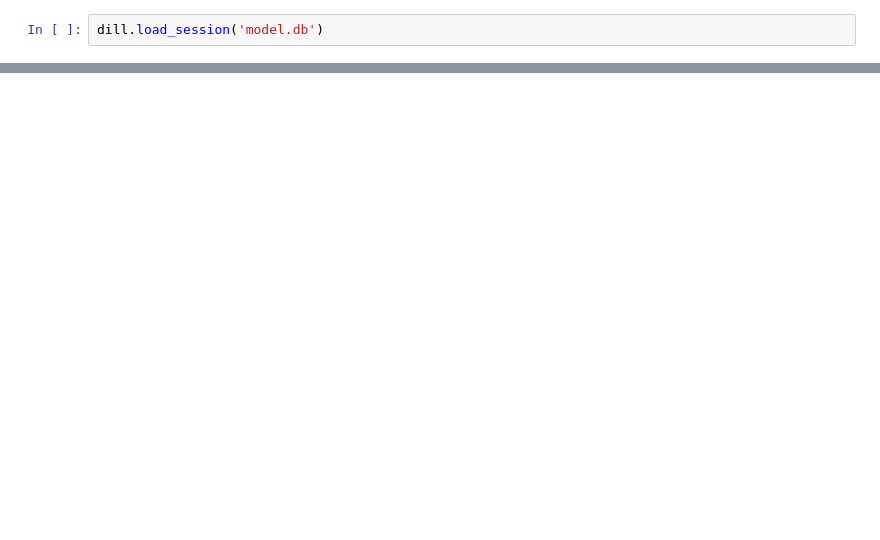
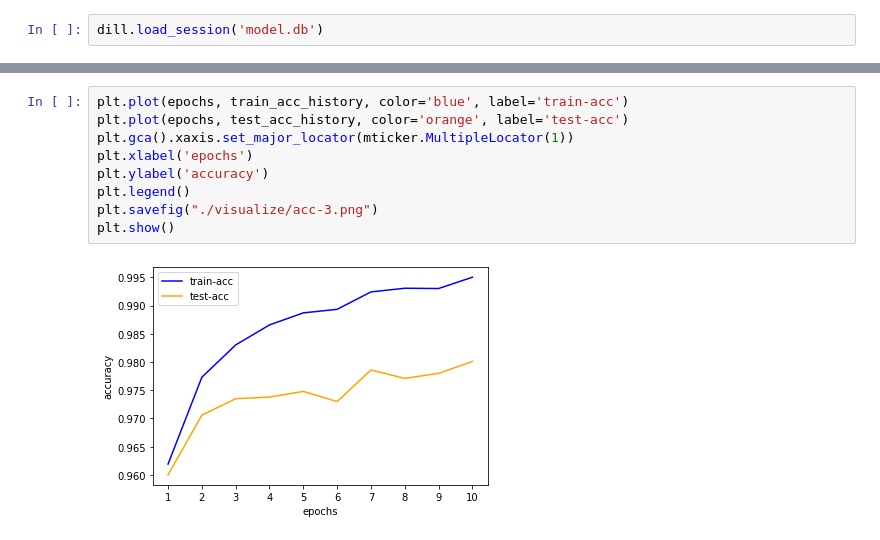
Before and after one commit to dangnm9699/handwritten-digit-recognition, a Jupyter notebook: visualize.ipynb, the cells around one changed output, grey strips where cells are left out. Drawn from its saved outputs; the diff is of its cells as text; blank space fills up the shorter version.

```diff
--- a/visualize.ipynb
+++ b/visualize.ipynb
@@ -25,0 +29,11 @@ plt.show()
+# %%
+plt.plot(epochs, train_acc_history, color='blue', label='train-acc')
+plt.plot(epochs, test_acc_history, color='orange', label='test-acc')
+plt.gca().xaxis.set_major_locator(mticker.MultipleLocator(1))
+plt.xlabel('epochs')
+plt.ylabel('accuracy')
+plt.legend()
+plt.savefig("./visualize/acc-3.png")
+plt.show()
+# %% [output]
+[figure, added]
```
Also changed, not shown: parts of 3 cells of this notebook, 7 other files.
